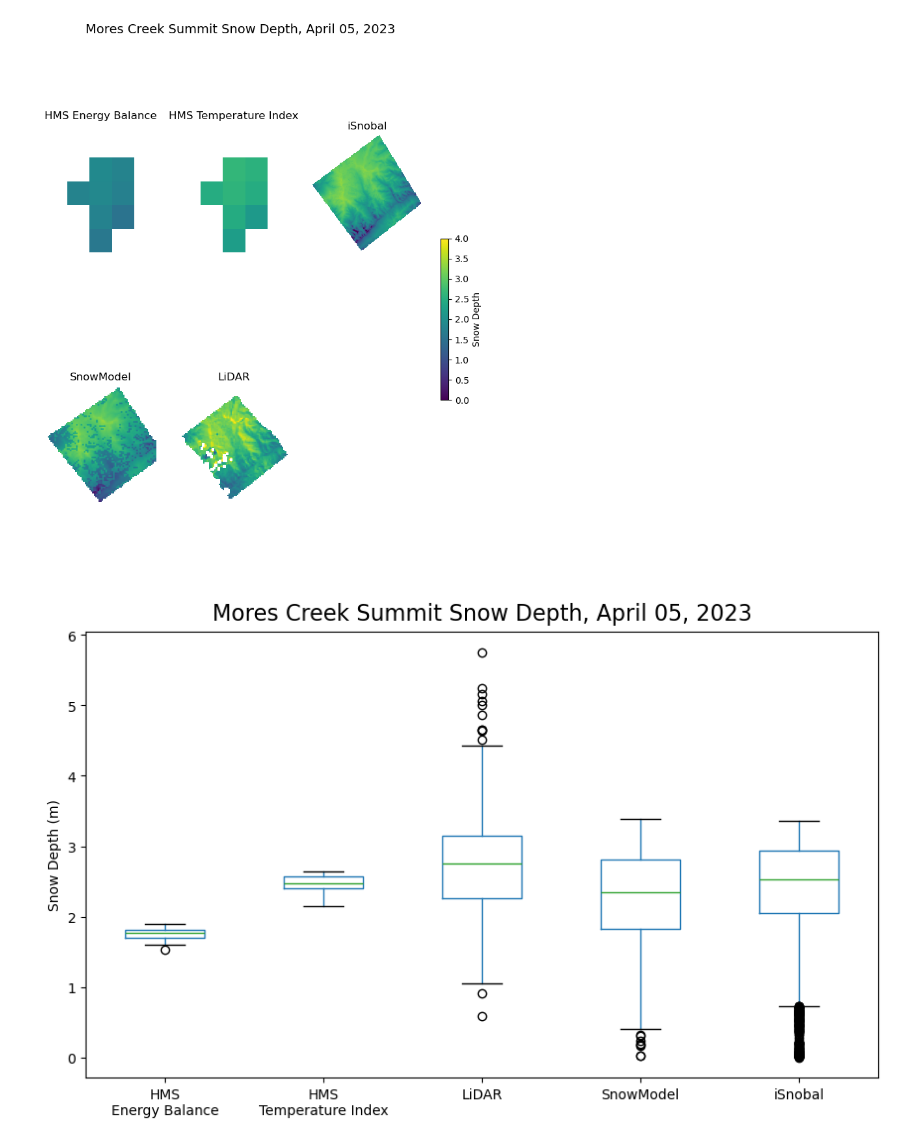
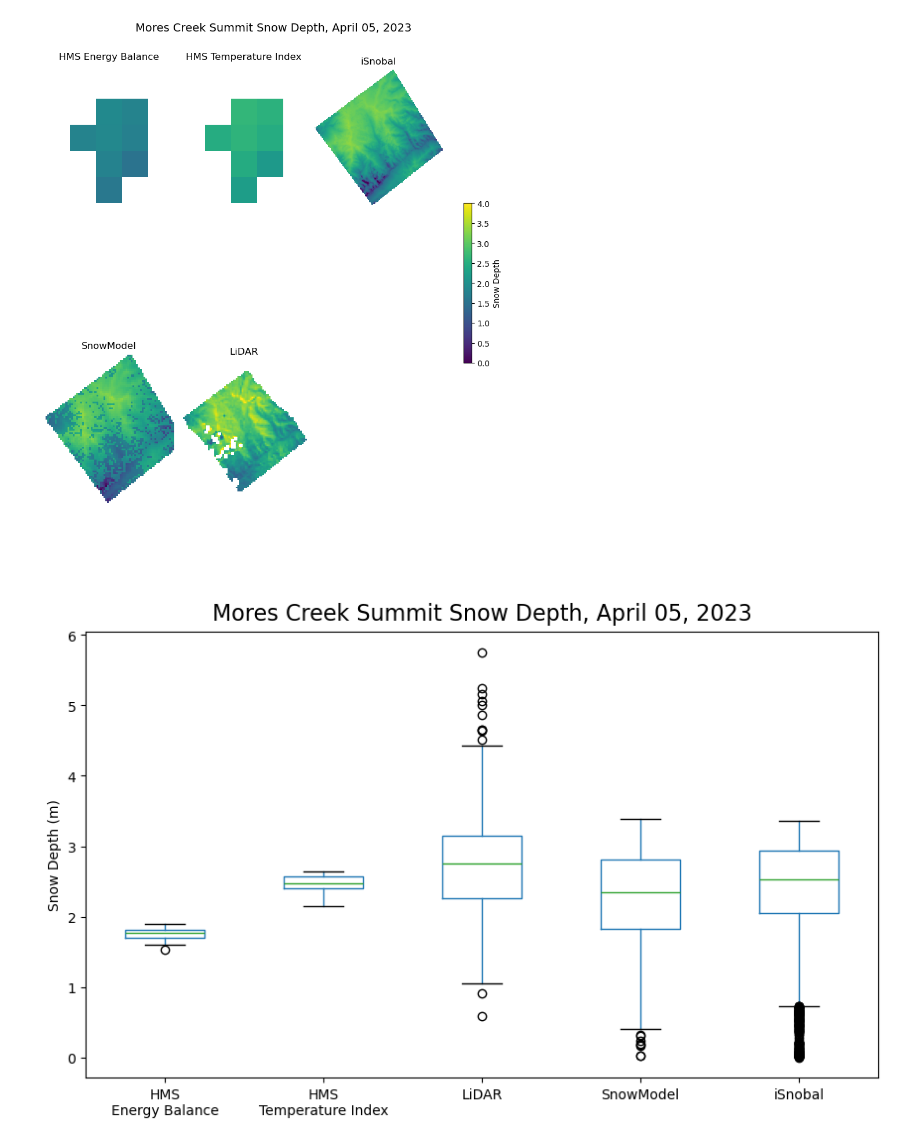
Before and after one commit to naniciafone/SIRO, a Jupyter notebook: notebooks/Model_compare.ipynb, the cells around one changed output. Drawn from its saved outputs; the diff is of its cells as text; code cells hidden in the pictures.

```diff
--- a/notebooks/Model_compare.ipynb
+++ b/notebooks/Model_compare.ipynb
@@ -143,8 +132,13 @@ print(nodata)
 outputs = os.path.join(dir, "outputs")
 
 rasters = {
-    "HMS Energy Balance": glob.glob(os.path.join(outputs, "*EB*.tif")),
-    "HMS Temperature Index": glob.glob(os.path.join(outputs, "*TI*.tif")),
-    "iSnobal": glob.glob(os.path.join(outputs, "*iSnobal*.tif")),
-    "SnowModel": glob.glob(os.path.join(outputs, "*SnowModel*.tif")),
+    "HMS Energy Balance": glob.glob(os.path.join(outputs, "HMS_EB_basin_clip.tif")),
+    "HMS Temperature Index": glob.glob(os.path.join(outputs, "HMS_TI_basin_clip.tif")),
+    "iSnobal": glob.glob(os.path.join(outputs, "iSnobal_basin_clip.tif")),
+    "SnowModel": glob.glob(os.path.join(outputs, "SnowModel_basin_clip.tif")),
 }
+# %%
+for model, raster_list in rasters.items():
+    for raster in raster_list:
+        with rasterio.open(raster) as src:
+            print(src.crs)
@@ -244,6 +243,6 @@ rasters = {
     "HMS_EB": glob.glob(os.path.join(modeled, "*EB_inches*.tif")),
     "HMS_TI": glob.glob(os.path.join(modeled, "*TI_inches*.tif")),
     "iSnobal": glob.glob(os.path.join(modeled, "*thickness*.tif")),
-    "SnowModel": glob.glob(os.path.join(modeled, "*snod*.tif")),
+    #"SnowModel": glob.glob(os.path.join(modeled, "*snod*.tif")),
     "LiDAR": [lidar_raster]
 }
@@ -249,0 +251,5 @@ rasters = {
+# %%
+for model, raster_list in rasters.items():
+    for raster in raster_list:
+        with rasterio.open(raster) as src:
+            print(src.crs)
@@ -301,40 +314,39 @@ rasters = {
     "LiDAR": os.path.join(outputs, "LiDAR_MCS_clip.tif")
 }
 # %%
-fig, axes = plt.subplots(2, 3, figsize=(8, 10))
+fig, axes = plt.subplots(2, 3, figsize=(8, 10),constrained_layout=True)
 axes = axes.flatten()  # flatten to 1D array for easy looping
 
 
 axes = axes.flatten()
 
-for i, (model, raster_list) in enumerate(rasters.items()):
-    raster_path = raster_list[0]
-
+for i, (model, raster_path) in enumerate(rasters.items()):
+    #raster_path = raster_list[0]
     with rasterio.open(raster_path) as src:
         data = src.read(1, masked=True)  # read first band, mask NoData
-        #extent = [src.bounds.left, src.bounds.right, src.bounds.bottom, src.bounds.top]
+        extent = [src.bounds.left, src.bounds.right, src.bounds.bottom, src.bounds.top]
 
-    im = axes[i].imshow(data, cmap="viridis", extent=extent, vmin=0,vmax=4.0 )
+    im = axes[i].imshow(data, cmap="viridis", extent=extent, vmin=0,vmax=4.0) #aspect="auto")
     axes[i].set_title(model)
     axes[i].axis("off")
 
 axes[-1].axis("off")
 # Add colorbar
 fig.colorbar(im, ax=axes, orientation="vertical", fraction=0.02, label="Snow Depth")
 fig.suptitle(f"Mores Creek Summit Snow Depth, {date_obj.strftime('%B %d, %Y')}", fontsize=14,  y=0.95)
 
-fig.subplots_adjust(
-    #wspace=.01,
-    hspace=0.01,
-    right=0.85
-    #top=0.90
-)
+# fig.subplots_adjust(
+#     #wspace=.01,
+#     hspace=0.01,
+#     right=0.85
+#     #top=0.90
+# )
 
 plt.savefig(os.path.join(outputs, "MCS_models.png"), dpi=300, bbox_inches="tight")
 
 plt.show()
 # %% [output]
-[figure, old version]
+[figure, new version]
 # %%
 dfs = []
 
```
Also changed, not shown: parts of 12 cells of this notebook, 1 other file.
